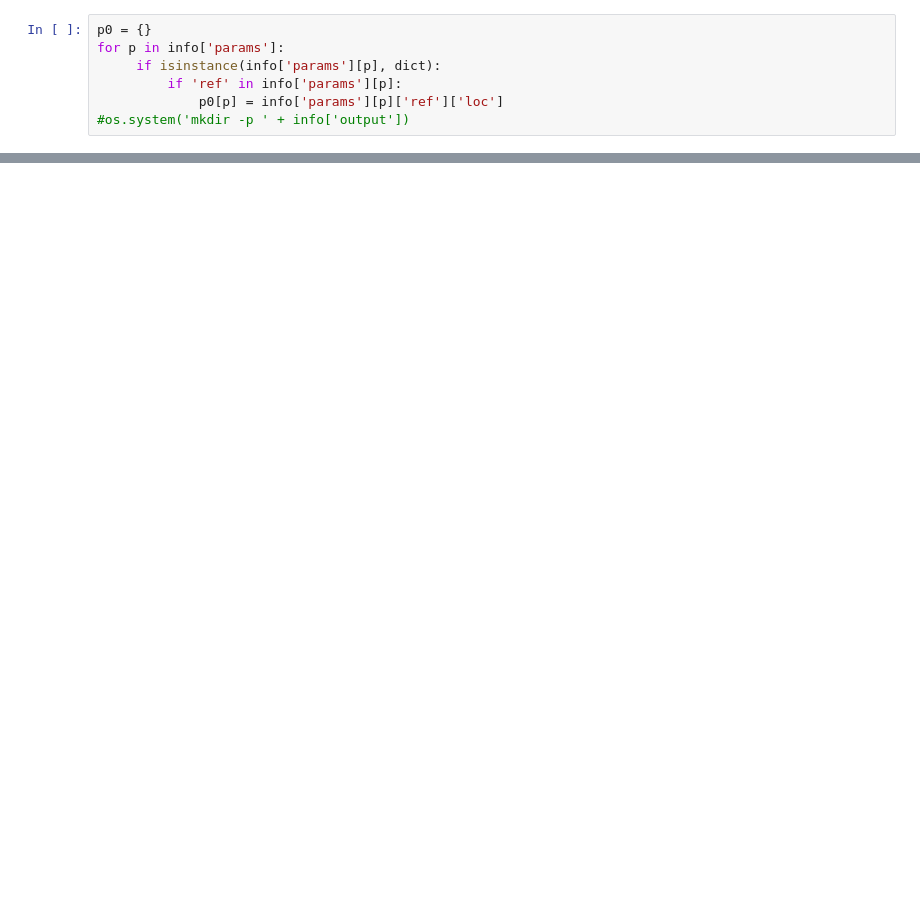
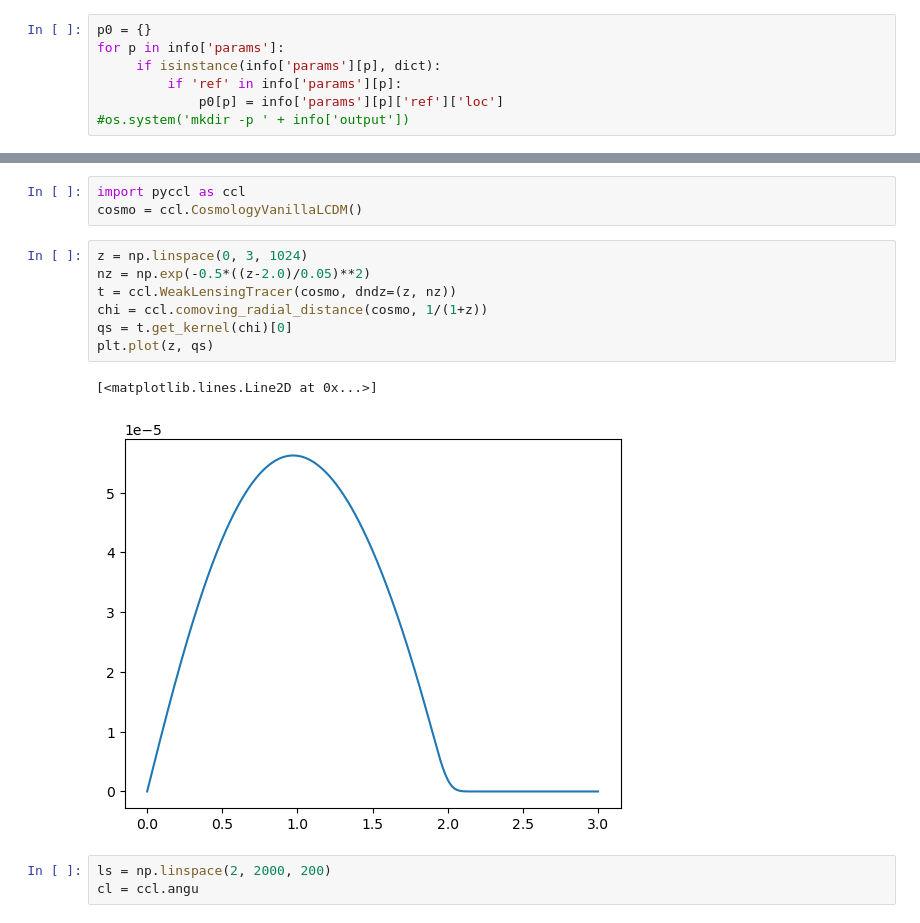
Before and after one commit to Cosmotheka/Cosmotheka_likelihoods, a Jupyter notebook: ClLike/Untitled.ipynb, the cells around one changed output, grey strips where cells are left out. Cells and saved outputs as stored; diff of their text form; blank space fills up the shorter version.

```diff
--- a/ClLike/Untitled.ipynb
+++ b/ClLike/Untitled.ipynb
@@ -59,0 +89,16 @@ print(derived)
+# %%
+import pyccl as ccl
+cosmo = ccl.CosmologyVanillaLCDM()
+# %%
+z = np.linspace(0, 3, 1024)
+nz = np.exp(-0.5*((z-2.0)/0.05)**2)
+t = ccl.WeakLensingTracer(cosmo, dndz=(z, nz))
+chi = ccl.comoving_radial_distance(cosmo, 1/(1+z))
+qs = t.get_kernel(chi)[0]
+plt.plot(z, qs)
+# %% [output]
+[<matplotlib.lines.Line2D at 0x...>]
+[figure, added]
+# %%
+ls = np.linspace(2, 2000, 200)
+cl = ccl.angu
```
Also changed, not shown: parts of 7 cells of this notebook, 2 other files.
